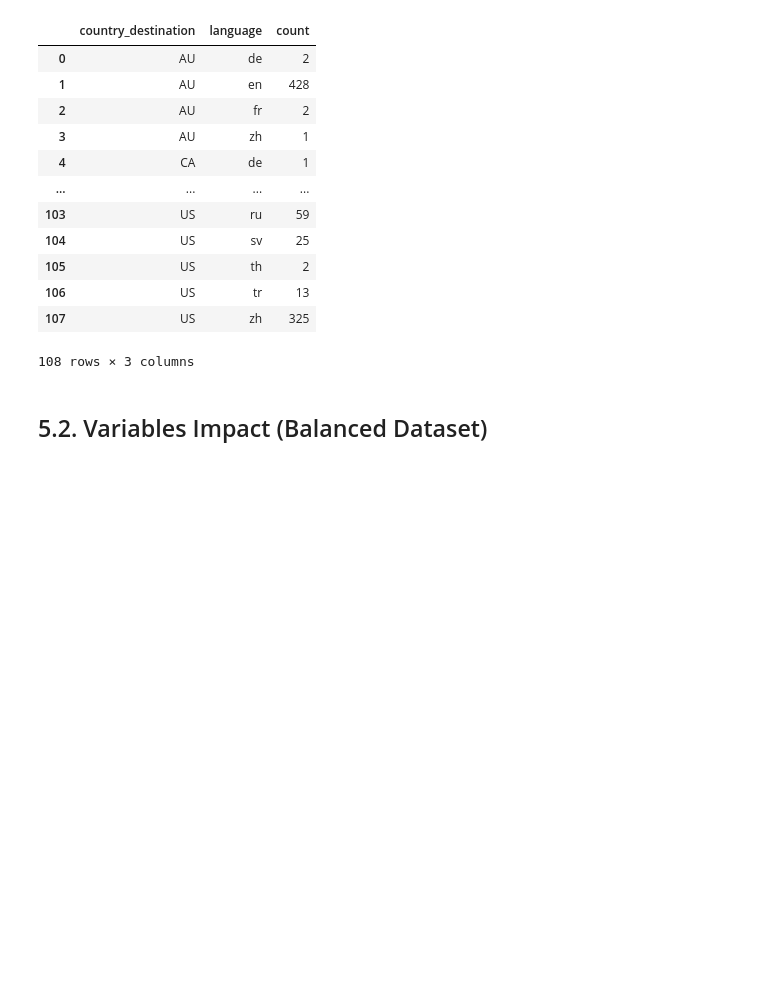
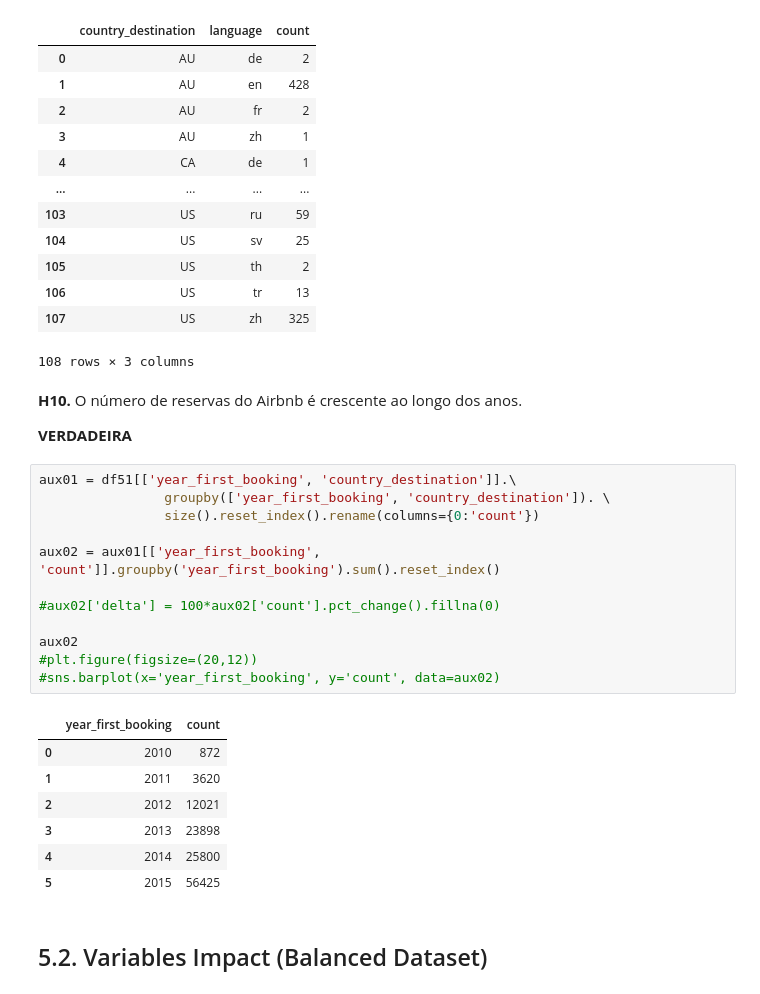
Before and after one commit to HenriqueCR1291/airbnb_prediction, a Jupyter notebook: m08_airbnb.ipynb, the cells around one changed output. Cells and saved outputs as stored; diff of their text form; blank space fills up the shorter version.

```diff
--- a/m08_airbnb.ipynb
+++ b/m08_airbnb.ipynb
@@ -963,6 +972,30 @@ aux02
 | 106 | US | tr | 13 |
 | 107 | US | zh | 325 |
 108 rows × 3 columns
+# %% [markdown]
+**H10.** O número de reservas do Airbnb é crescente ao longo dos anos.
+
+**VERDADEIRA**
+# %%
+aux01 = df51[['year_first_booking', 'country_destination']].\
+                groupby(['year_first_booking', 'country_destination']). \
+                size().reset_index().rename(columns={0:'count'})
+
+aux02 = aux01[['year_first_booking', 'count']].groupby('year_first_booking').sum().reset_index()
+
+#aux02['delta'] = 100*aux02['count'].pct_change().fillna(0)
+
+aux02
+#plt.figure(figsize=(20,12))
+#sns.barplot(x='year_first_booking', y='count', data=aux02)
+# %% [output]
+|  | year_first_booking | count |
+| 0 | 2010 | 872 |
+| 1 | 2011 | 3620 |
+| 2 | 2012 | 12021 |
+| 3 | 2013 | 23898 |
+| 4 | 2014 | 25800 |
+| 5 | 2015 | 56425 |
 # %% [markdown]
 ## 5.2. Variables Impact (Balanced Dataset)
 # %%
```
Also changed, not shown: parts of 13 cells of this notebook.
